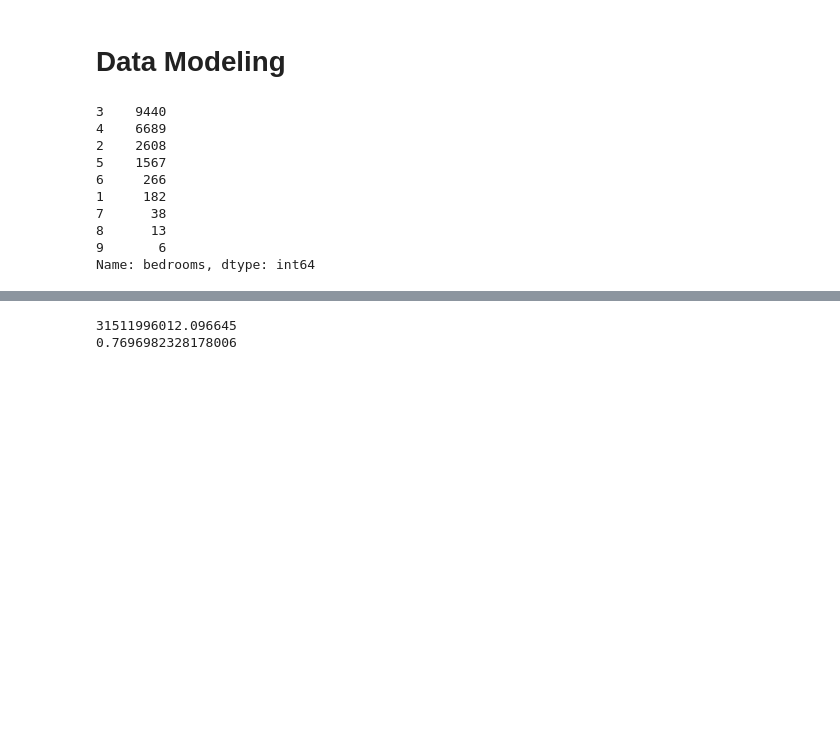
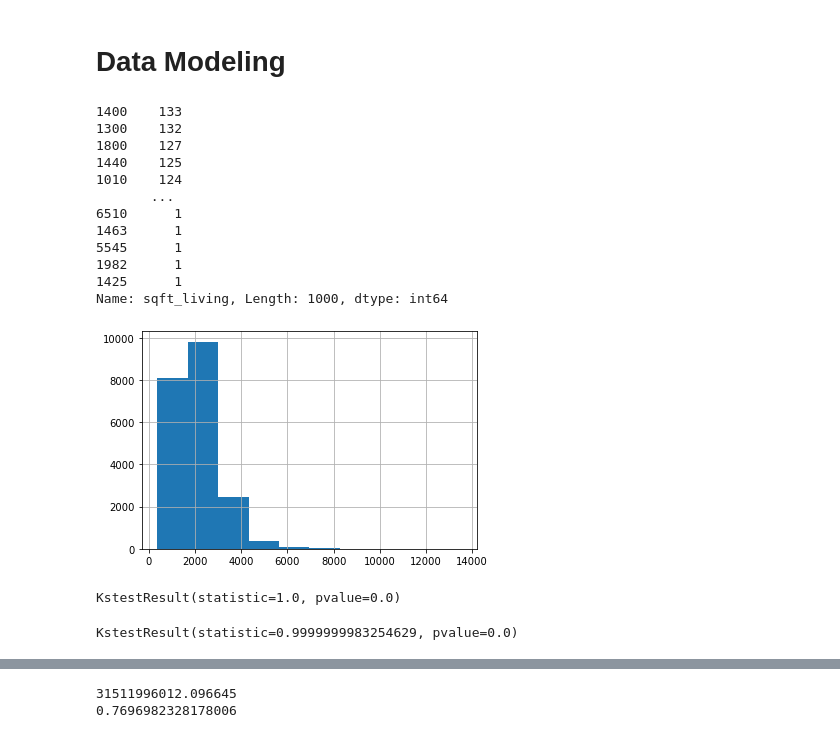
Before and after one commit to hannah-schurman/dsc-phase2-project, a Jupyter notebook: housing_sales_modeling.ipynb, the cells around one changed output, grey strips where cells are left out. Cells and saved outputs as stored; diff of their text form; code cells hidden in the pictures; blank space fills up the shorter version.

```diff
--- a/housing_sales_modeling.ipynb
+++ b/housing_sales_modeling.ipynb
@@ -443,15 +443,30 @@ memory usage: 10.3 MB
 # Data Modeling
 # %%
 # Data transformation
-df_cities["bedrooms"].value_counts()
+df_cities["sqft_living"].hist()
+
+df_cities["sqft_living"].value_counts()
 # %% [output]
-3    9440
-4    6689
-2    2608
-5    1567
-6     266
-1     182
-7      38
-8      13
-9       6
-Name: bedrooms, dtype: int64
+1400    133
+1300    132
+1800    127
+1440    125
+1010    124
+       ...
+6510      1
+1463      1
+5545      1
+1982      1
+1425      1
+Name: sqft_living, Length: 1000, dtype: int64
+[figure, added]
+# %%
+from scipy.stats import kstest
+
+kstest(df_cities["sqft_living"], 'norm')
+# %% [output]
+KstestResult(statistic=1.0, pvalue=0.0)
+# %%
+kstest(np.log(df_cities["sqft_living"]), 'norm')
+# %% [output]
+KstestResult(statistic=0.9999999983254629, pvalue=0.0)
```
Also changed, not shown: parts of 22 cells of this notebook.
